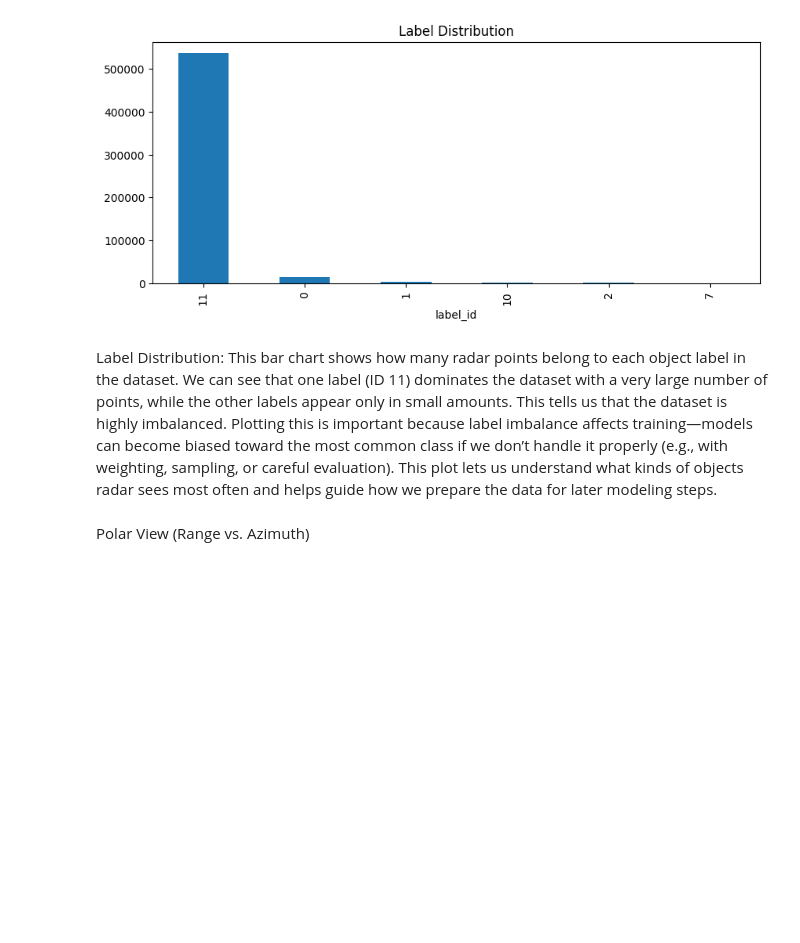
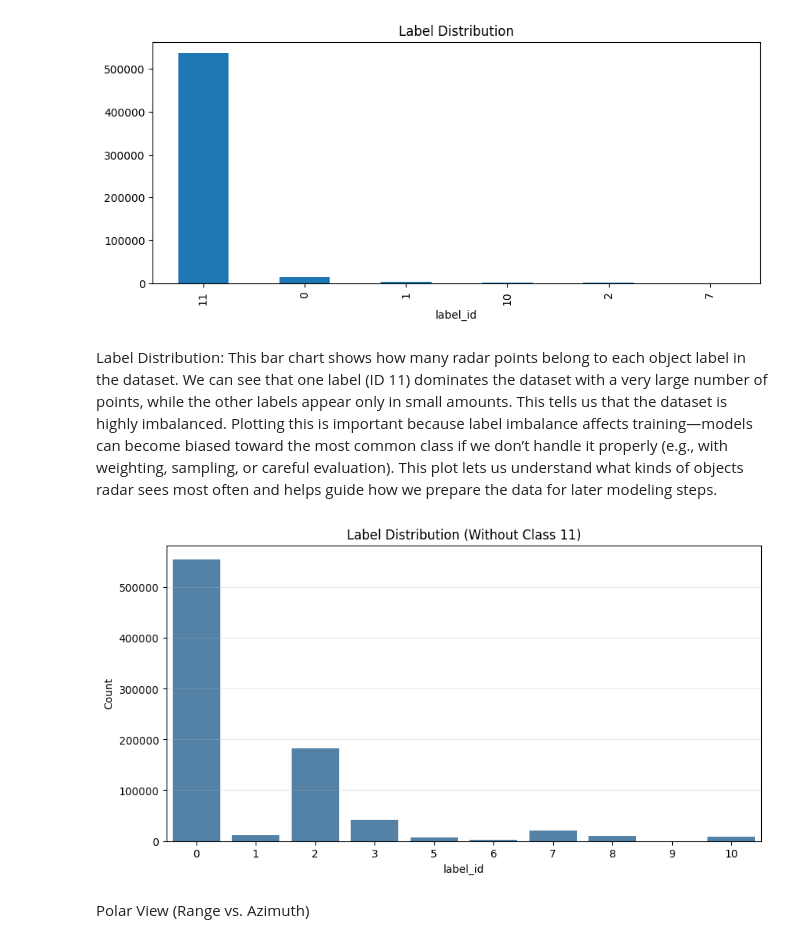
Before and after one commit to Rohit-rarichan/radarscenes-ml-project, a Jupyter notebook: notebooks/data_exporation.ipynb, the cells around one changed output. Saved outputs shown, nothing was run; the diff lists cells and outputs as text; code cells hidden in the pictures; blank space fills up the shorter version.

```diff
--- a/notebooks/data_exporation.ipynb
+++ b/notebooks/data_exporation.ipynb
@@ -155,6 +159,27 @@ else:
 [figure]
 # %% [markdown]
 Label Distribution: This bar chart shows how many radar points belong to each object label in the dataset. We can see that one label (ID 11) dominates the dataset with a very large number of points, while the other labels appear only in small amounts. This tells us that the dataset is highly imbalanced. Plotting this is important because label imbalance affects training—models can become biased toward the most common class if we don’t handle it properly (e.g., with weighting, sampling, or careful evaluation). This plot lets us understand what kinds of objects radar sees most often and helps guide how we prepare the data for later modeling steps.
+# %%
+import pandas as pd
+import matplotlib.pyplot as plt
+import seaborn as sns
+
+df = pd.read_parquet("/home/rraricha/RadarScenes-ml-project/data/engineered_features.parquet")
+
+# Remove class 11 (static background)
+df_no11 = df[df["label_id"] != 11]
+
+plt.figure(figsize=(10,5))
+sns.countplot(data=df_no11, x="label_id", color="steelblue")
+
+plt.title("Label Distribution (Without Class 11)")
+plt.xlabel("label_id")
+plt.ylabel("Count")
+plt.grid(True, axis='y', alpha=0.3)
+
+plt.show()
+# %% [output]
+[figure, added]
 # %% [markdown]
 Polar View (Range vs. Azimuth)
 # %%
```
Also changed, not shown: parts of 6 cells of this notebook, 6 other files.
